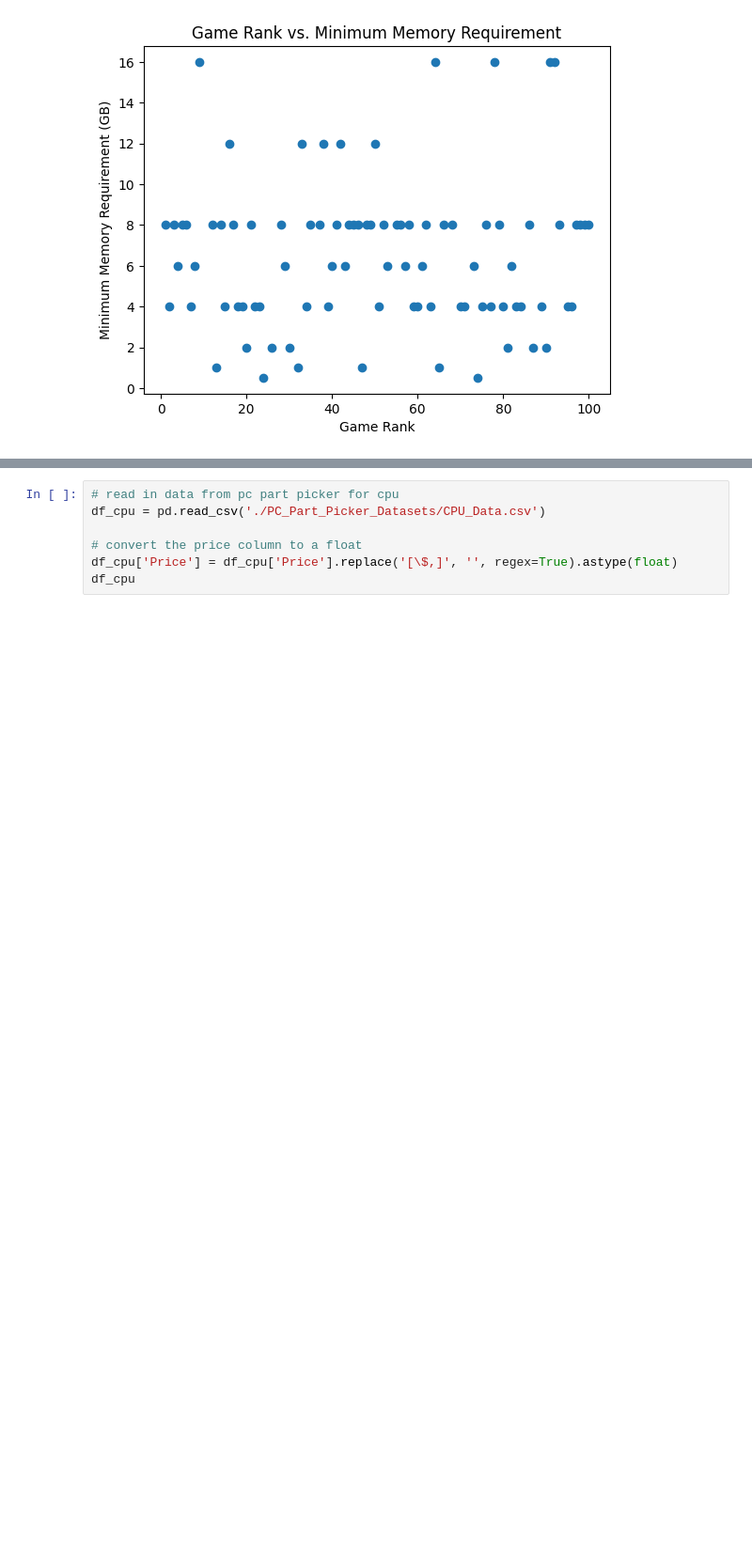
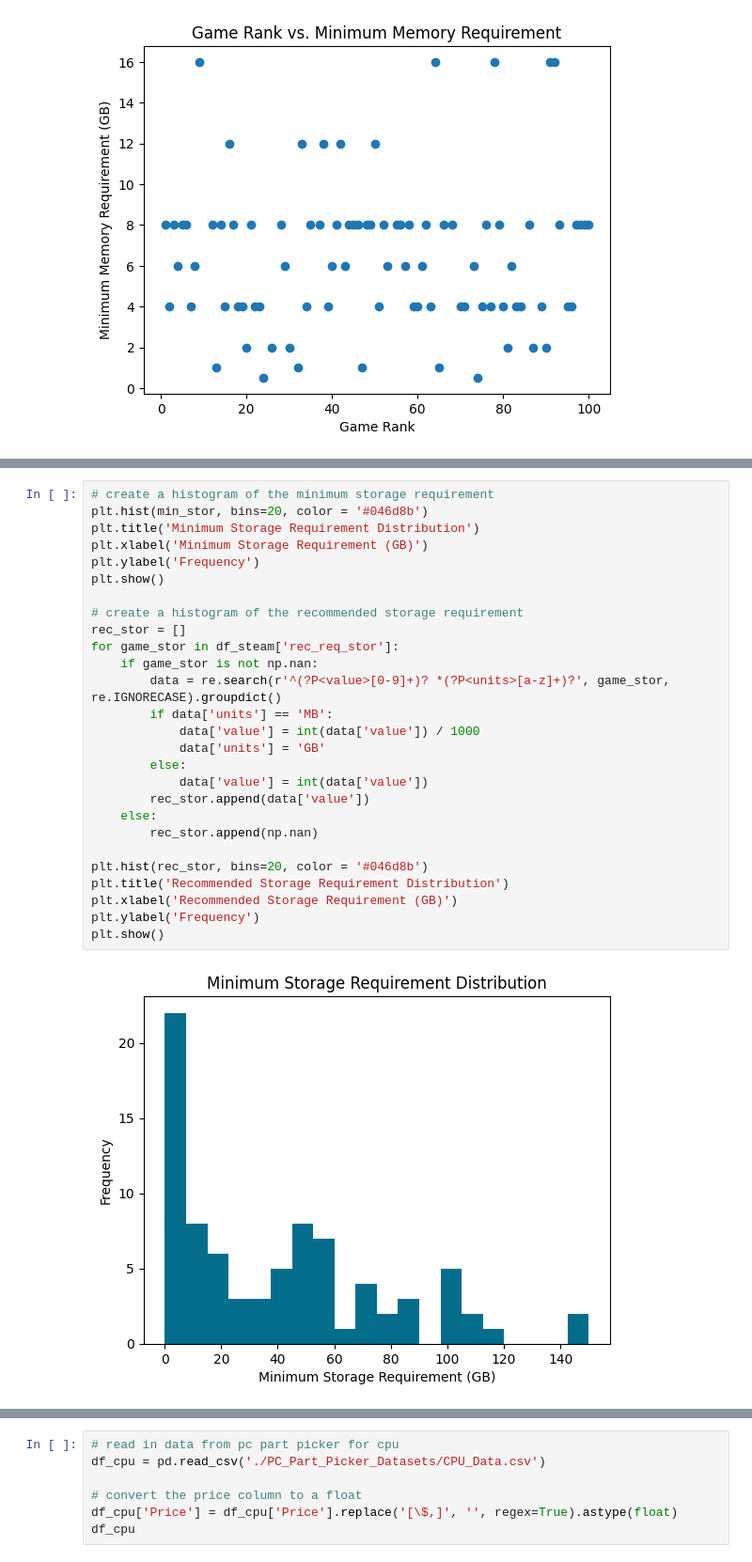
Before and after one commit to knoppds/CSCI_5502_Group_Project_01, a Jupyter notebook: gp_01_steam_data_visualization.ipynb, the cells around one changed output, grey strips where cells are left out. Shown at 94% size. Cells and saved outputs as stored; diff of their text form; blank space fills up the shorter version.

```diff
--- a/gp_01_steam_data_visualization.ipynb
+++ b/gp_01_steam_data_visualization.ipynb
@@ -75,0 +105,29 @@ plt.show()
+# %%
+# create a histogram of the minimum storage requirement
+plt.hist(min_stor, bins=20, color = '#046d8b')
+plt.title('Minimum Storage Requirement Distribution')
+plt.xlabel('Minimum Storage Requirement (GB)')
+plt.ylabel('Frequency')
+plt.show()
+
+# create a histogram of the recommended storage requirement
+rec_stor = []
+for game_stor in df_steam['rec_req_stor']:
+    if game_stor is not np.nan:
+        data = re.search(r'^(?P<value>[0-9]+)? *(?P<units>[a-z]+)?', game_stor, re.IGNORECASE).groupdict()
+        if data['units'] == 'MB':
+            data['value'] = int(data['value']) / 1000
+            data['units'] = 'GB'
+        else:
+            data['value'] = int(data['value'])
+        rec_stor.append(data['value'])
+    else:
+        rec_stor.append(np.nan)
+
+plt.hist(rec_stor, bins=20, color = '#046d8b')
+plt.title('Recommended Storage Requirement Distribution')
+plt.xlabel('Recommended Storage Requirement (GB)')
+plt.ylabel('Frequency')
+plt.show()
+# %% [output]
+[figure, added]
```
Also changed, not shown: parts of 2 cells of this notebook, 2 other files.
